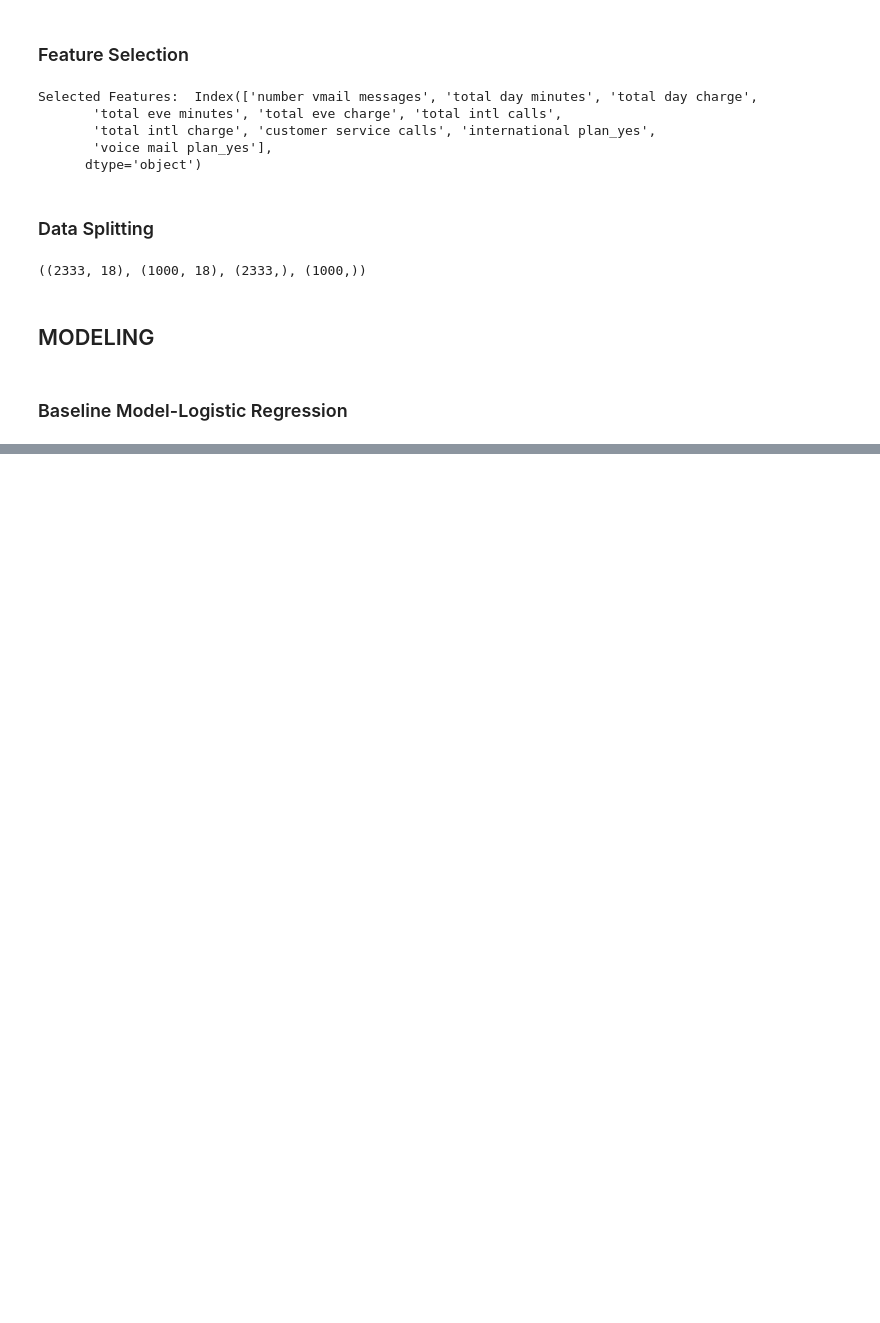
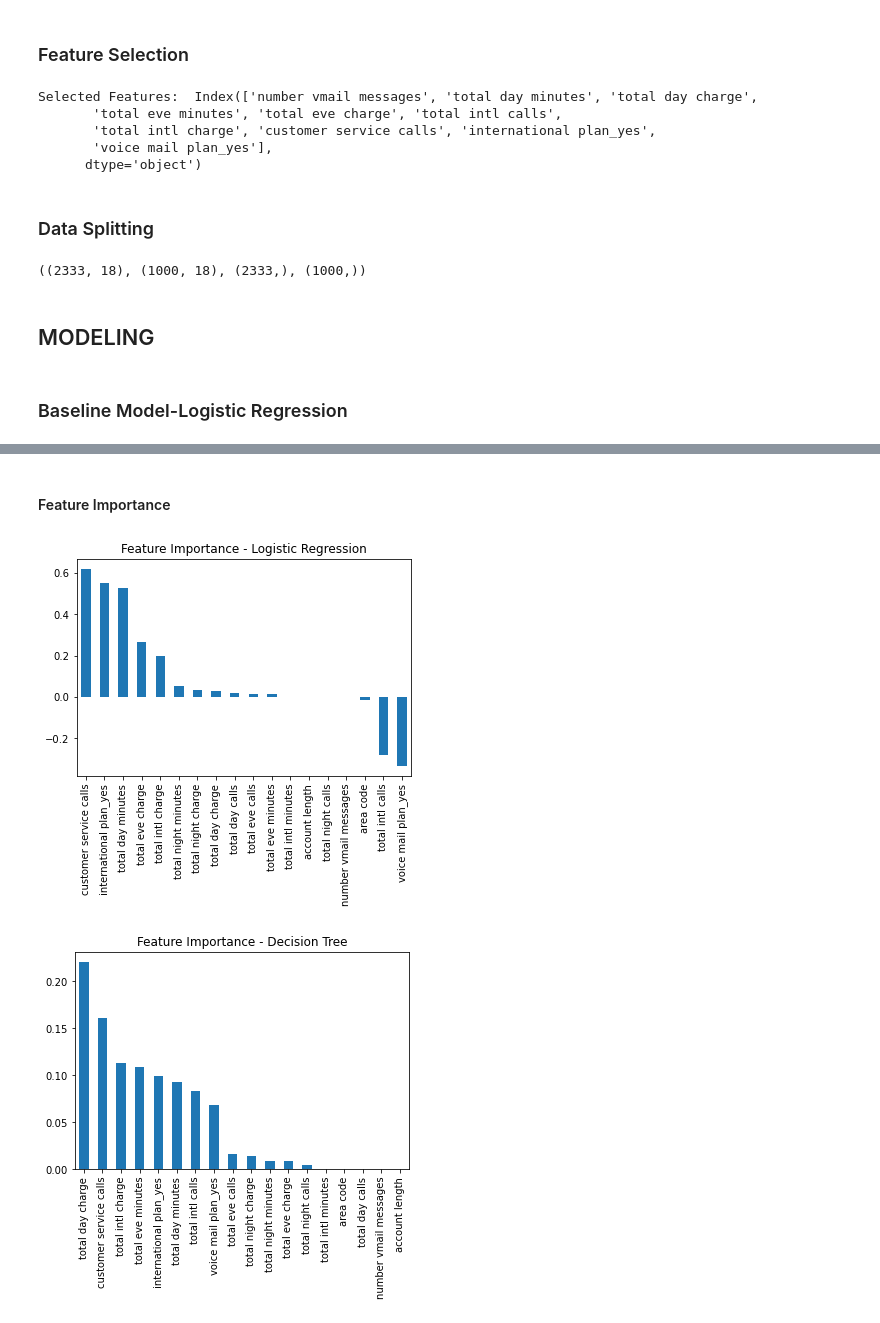
Before and after one commit to AngelaKalelwa/syriatel-customer-churn, a Jupyter notebook: notebook.ipynb, the cells around one changed output, grey strips where cells are left out. Drawn from its saved outputs; the diff is of its cells as text; code cells hidden in the pictures; blank space fills up the shorter version.

```diff
--- a/notebook.ipynb
+++ b/notebook.ipynb
@@ -507,0 +810,15 @@ from sklearn.model_selection import GridSearchCV, train_test_split
+# %% [markdown]
+#### Feature Importance
+# %%
+# Logistic Regression: Coefficients
+coef_importance = pd.Series(grid_lr.best_estimator_.coef_[0], index=X_train.columns)
+coef_importance.sort_values(ascending=False).plot(kind='bar', title='Feature Importance - Logistic Regression')
+plt.show()
+
+# Decision Tree: Feature Importances
+dt_feature_importance = pd.Series(grid_dt.best_estimator_.feature_importances_, index=X_train.columns)
+dt_feature_importance.sort_values(ascending=False).plot(kind='bar', title='Feature Importance - Decision Tree')
+plt.show()
+# %% [output]
+[figure, added]
+[figure, added]
```
Also changed, not shown: parts of 18 cells of this notebook.
